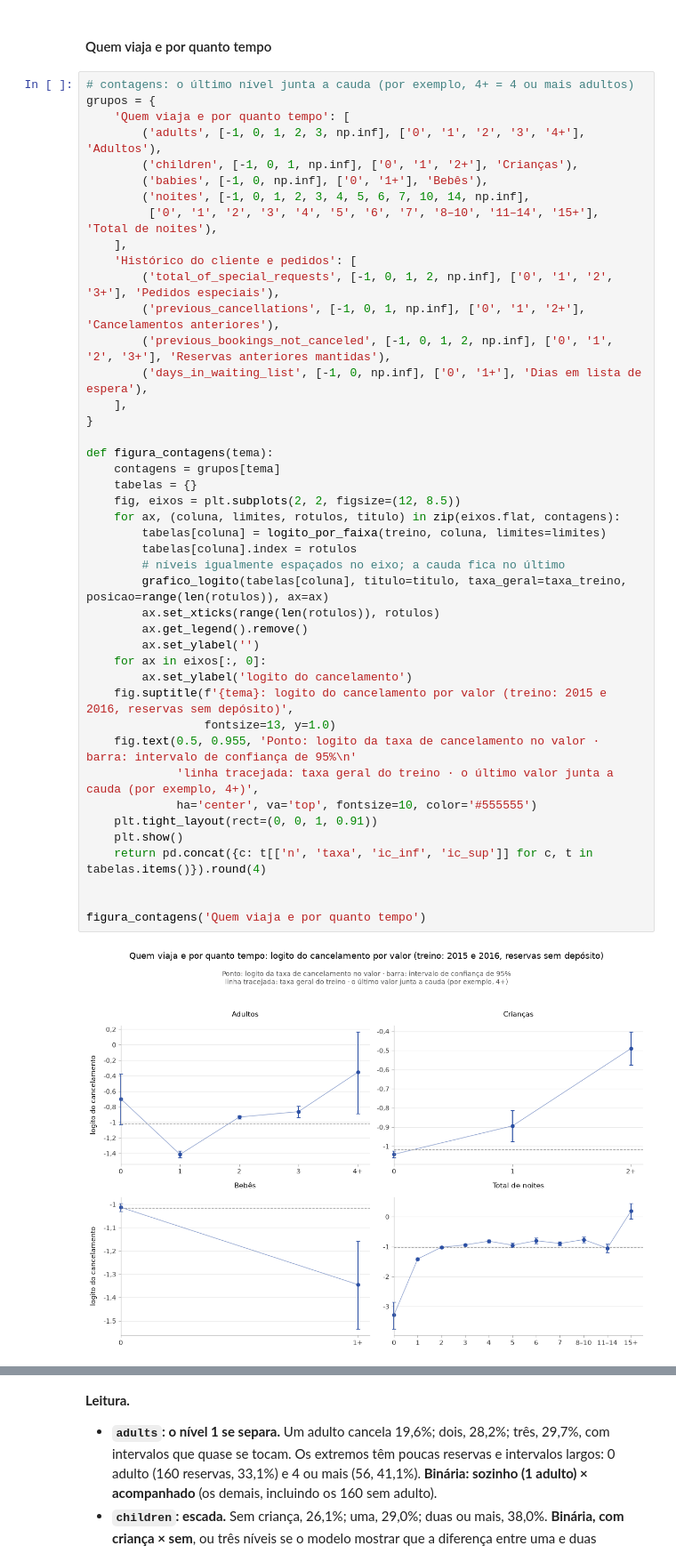
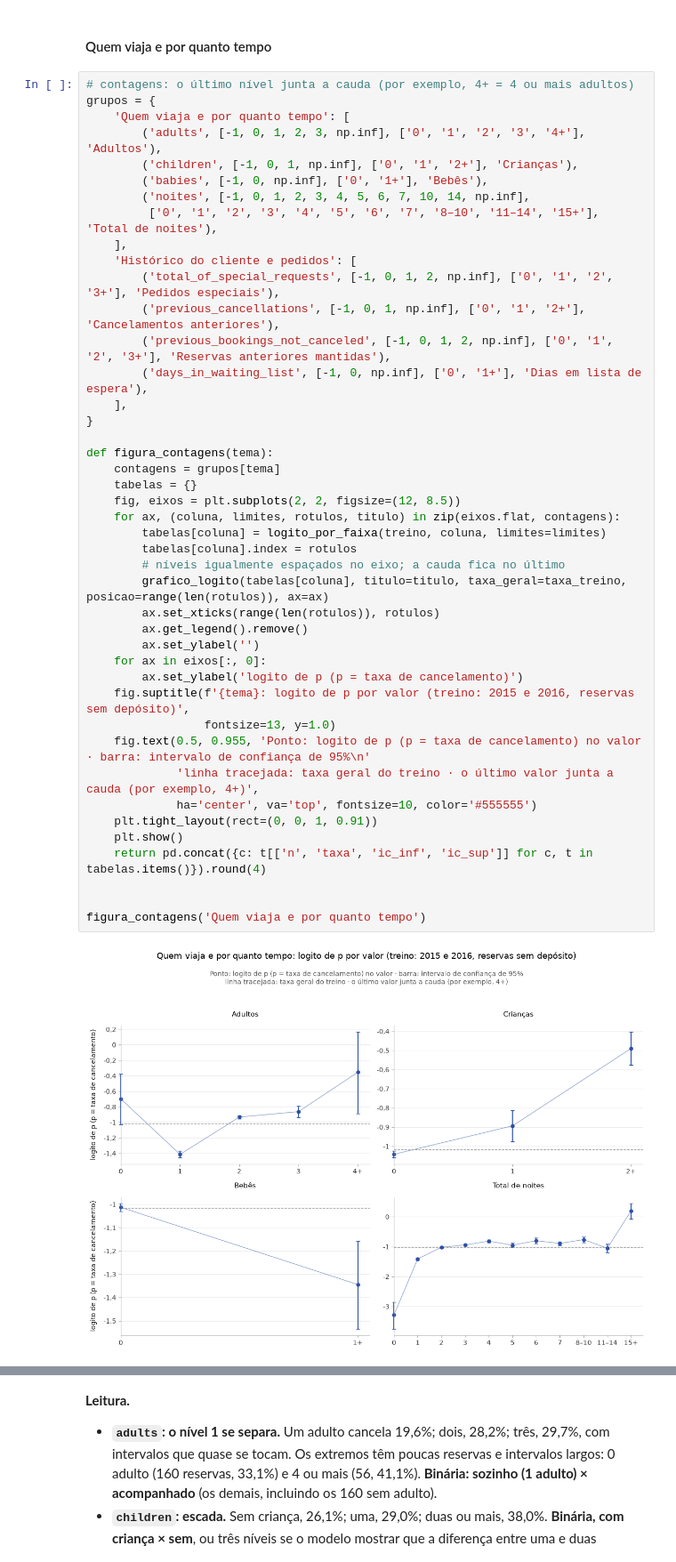
Before and after one commit to acrosatto/comunicacao-dados-mba, a Jupyter notebook: analise/ana/02_variaveis.ipynb, the cells around one changed output, grey strips where cells are left out. Shown at 89% size. Cells and saved outputs as stored; diff of their text form.

```diff
--- a/analise/ana/02_variaveis.ipynb
+++ b/analise/ana/02_variaveis.ipynb
@@ -501,37 +501,37 @@ grupos = {
         ('total_of_special_requests', [-1, 0, 1, 2, np.inf], ['0', '1', '2', '3+'], 'Pedidos especiais'),
         ('previous_cancellations', [-1, 0, 1, np.inf], ['0', '1', '2+'], 'Cancelamentos anteriores'),
         ('previous_bookings_not_canceled', [-1, 0, 1, 2, np.inf], ['0', '1', '2', '3+'], 'Reservas anteriores mantidas'),
         ('days_in_waiting_list', [-1, 0, np.inf], ['0', '1+'], 'Dias em lista de espera'),
     ],
 }
 
 def figura_contagens(tema):
     contagens = grupos[tema]
     tabelas = {}
     fig, eixos = plt.subplots(2, 2, figsize=(12, 8.5))
     for ax, (coluna, limites, rotulos, titulo) in zip(eixos.flat, contagens):
         tabelas[coluna] = logito_por_faixa(treino, coluna, limites=limites)
         tabelas[coluna].index = rotulos
         # níveis igualmente espaçados no eixo; a cauda fica no último
         grafico_logito(tabelas[coluna], titulo=titulo, taxa_geral=taxa_treino, posicao=range(len(rotulos)), ax=ax)
         ax.set_xticks(range(len(rotulos)), rotulos)
         ax.get_legend().remove()
         ax.set_ylabel('')
     for ax in eixos[:, 0]:
-        ax.set_ylabel('logito do cancelamento')
-    fig.suptitle(f'{tema}: logito do cancelamento por valor (treino: 2015 e 2016, reservas sem depósito)',
+        ax.set_ylabel('logito de p (p = taxa de cancelamento)')
+    fig.suptitle(f'{tema}: logito de p por valor (treino: 2015 e 2016, reservas sem depósito)',
                  fontsize=13, y=1.0)
-    fig.text(0.5, 0.955, 'Ponto: logito da taxa de cancelamento no valor · barra: intervalo de confiança de 95%\n'
+    fig.text(0.5, 0.955, 'Ponto: logito de p (p = taxa de cancelamento) no valor · barra: intervalo de confiança de 95%\n'
              'linha tracejada: taxa geral do treino · o último valor junta a cauda (por exemplo, 4+)',
              ha='center', va='top', fontsize=10, color='#555555')
     plt.tight_layout(rect=(0, 0, 1, 0.91))
     plt.show()
     return pd.concat({c: t[['n', 'taxa', 'ic_inf', 'ic_sup']] for c, t in tabelas.items()}).round(4)
 
 
 figura_contagens('Quem viaja e por quanto tempo')
 # %% [output]
-[figure, old version]
+[figure, new version]
 | variavel | nivel | n | taxa | ic_inf | ic_sup |
 | adults | 0 | 160 | 0.3312 | 0.2630 | 0.4074 |
 | adults | 1 | 13720 | 0.1956 | 0.1890 | 0.2023 |
```
Also changed, not shown: parts of 3 cells of this notebook, 1 other file.
